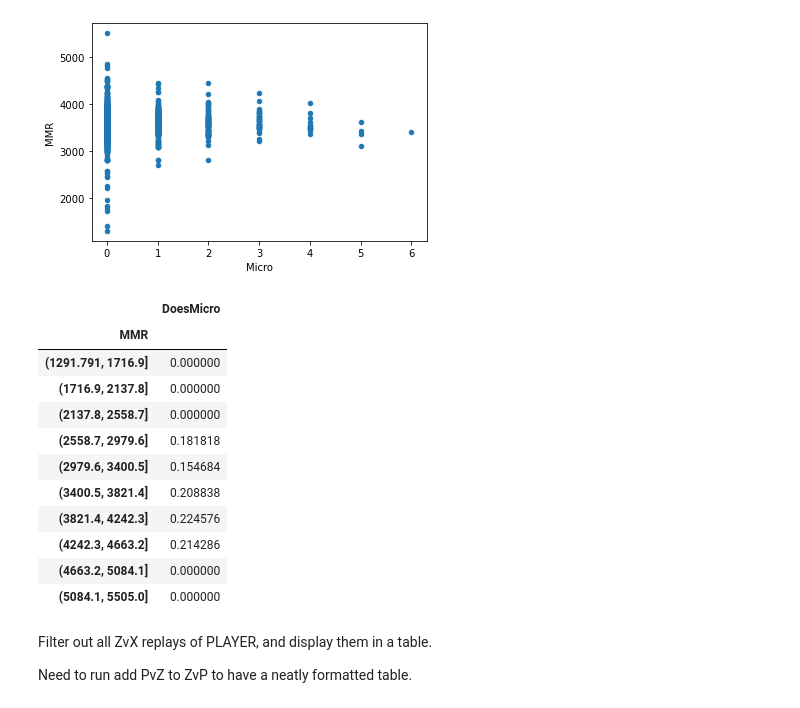
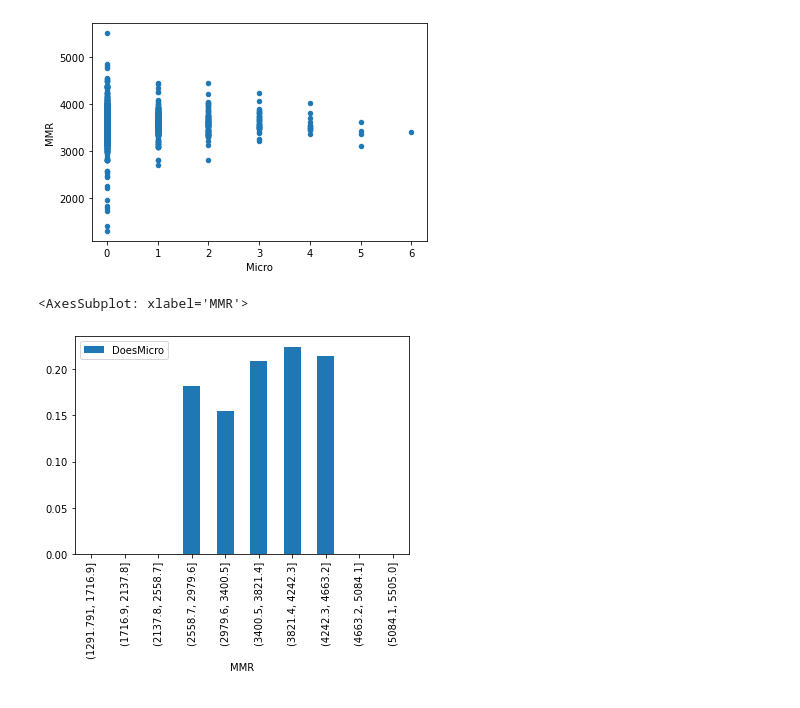
Before and after one commit to manuelseeger/sc2-ai-coach, a Jupyter notebook: Mineral Micro.ipynb, the cells around one changed output. Saved outputs shown, nothing was run; the diff lists cells and outputs as text; code cells hidden in the pictures.

Commit message:
With chart breaking down MMR brackets

```diff
--- a/Mineral Micro.ipynb
+++ b/Mineral Micro.ipynb
@@ -104,23 +103,7 @@ p.plot(x='Micro', y='MMR', kind='scatter')
 <AxesSubplot: xlabel='Micro', ylabel='MMR'>
 [figure]
 # %%
-#p.plot(y='MMR', x='DoesMicro', kind='hist')
-
-p.groupby(pd.cut(p['MMR'], 10)).mean()
+p.groupby(pd.cut(p['MMR'], 10)).mean().plot(kind='bar')
 # %% [output]
-|  | DoesMicro |
-| MMR |  |
-| (1291.791, 1716.9] | 0.000000 |
-| (1716.9, 2137.8] | 0.000000 |
-| (2137.8, 2558.7] | 0.000000 |
-| (2558.7, 2979.6] | 0.181818 |
-| (2979.6, 3400.5] | 0.154684 |
-| (3400.5, 3821.4] | 0.208838 |
-| (3821.4, 4242.3] | 0.224576 |
-| (4242.3, 4663.2] | 0.214286 |
-| (4663.2, 5084.1] | 0.000000 |
-| (5084.1, 5505.0] | 0.000000 |
+<AxesSubplot: xlabel='MMR'>
+[figure, added]
-# %% [markdown]
-Filter out all ZvX replays of PLAYER, and display them in a table.
-
-Need to run add PvZ to ZvP to have a neatly formatted table.
```
Also changed, not shown: parts of 8 cells of this notebook.
